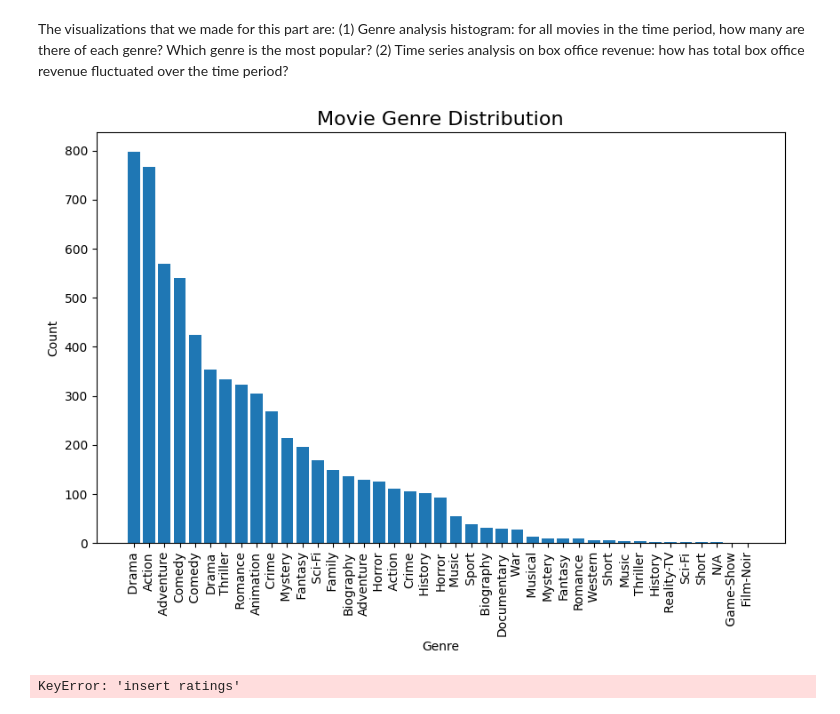
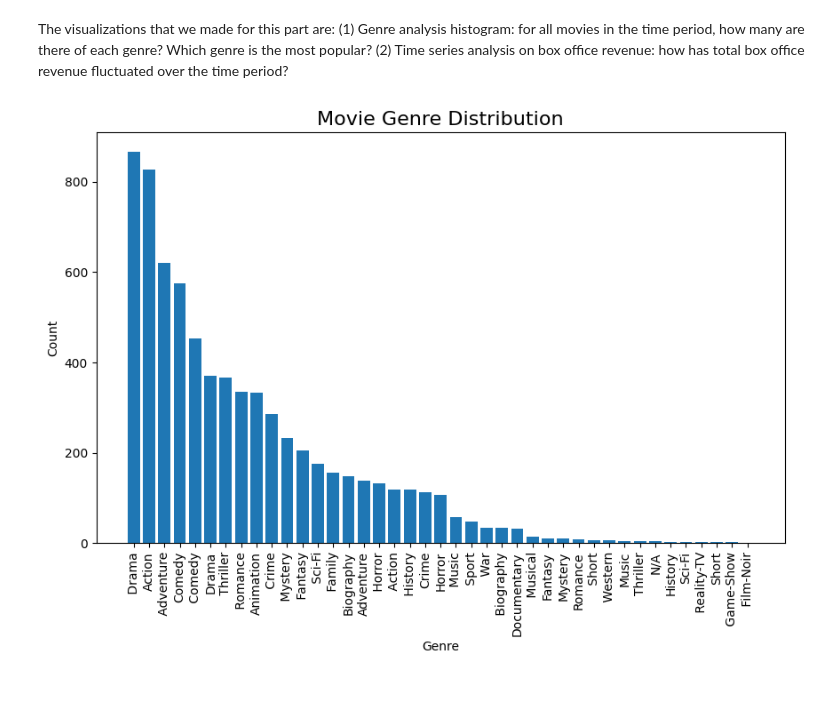
Before and after one commit to mtran-1230/DS3000, a Jupyter notebook: DS3000Phase2 (2).ipynb, the cells around one changed output. Drawn from its saved outputs; the diff is of its cells as text; code cells hidden in the pictures.

Commit message:
merged and plotted

```diff
--- a/DS3000Phase2 (2).ipynb
+++ b/DS3000Phase2 (2).ipynb
@@ -210,0 +315,22 @@ dataframe.head()
+# %%
+# reads the TMDb CSV files per year range into a single dataframe
+# merges with the OMDb and Box Office Mojo dataframe
+tmdb_list = []
+for yr in range(2010, 2024):
+    tmdb_file = f"tmdb_{yr}_data.csv"
+    df_tmdb = pd.read_csv(tmdb_file)
+    # ensures year column is string to match other dataframe
+    df_tmdb["Year"] = df_tmdb["Year"].astype(str)
+    tmdb_list.append(df_tmdb)
+tmdb_all = pd.concat(tmdb_list, ignore_index=True)
+
+# drops columns from TMDb that are already collected by OMDb/Box Office
+columns_to_drop = ["Genres", "Runtime", "Director", "Writer", "Plot", "Actors", "Language", "Country"]
+tmdb_clean = tmdb_all.drop(columns=columns_to_drop, errors="ignore")
+
+# ensures year in previous dataframe is string for merging
+master_data["Year"] = master_data["Year"].astype(str)
+
+# merge on Title and Year to match movie information
+# uses left join to preserve all the dataframe rows
+final_df = pd.merge(master_data, tmdb_clean, on=["Title", "Year"], how="left", suffixes=("", "_tmdb"))
@@ -258,32 +414,19 @@ import seaborn as sns
 # %%
 # Viz 1: Histogram
 
 # Split the genres into separate entries and count them
-genre_series = dataframe['Genre'].str.split(',', expand=True).stack().reset_index(drop=True)
+genre_series = final_df['Genre'].str.split(',', expand=True).stack().reset_index(drop=True)
 
 
 genre_counts = genre_series.value_counts()
 
 # Plot the histogram
 plt.figure(figsize=(10, 6))
 plt.bar(genre_counts.index, genre_counts.values)
 plt.title("Movie Genre Distribution", fontsize=16)
 plt.xlabel("Genre")
 plt.ylabel("Count")
 plt.xticks(rotation=90)
 plt.show()
 # %% [output]
-[figure, old version]
+[figure, new version]
-# %%
-# Viz 2: Average WorldWide by Rating
-avg_worldwide_by_rating = dataframe.groupby('insert ratings')['Worldwide'].mean().reset_index()
-plt.figure(figsize=(10, 6))
-sns.lineplot(x='ratings', y='WorldWide', data=avg_worldwide_by_rating)
-plt.title("Average Worldwide by ratings", fontsize=16)
-plt.xlabel("Ratings")
-plt.ylabel("WorldWide (in billions)")
-
-plt.xticks(rotation=45)
-plt.show()
-# %% [output]
-KeyError: 'insert ratings'
```
Also changed, not shown: parts of 6 cells of this notebook, 1 other file.
